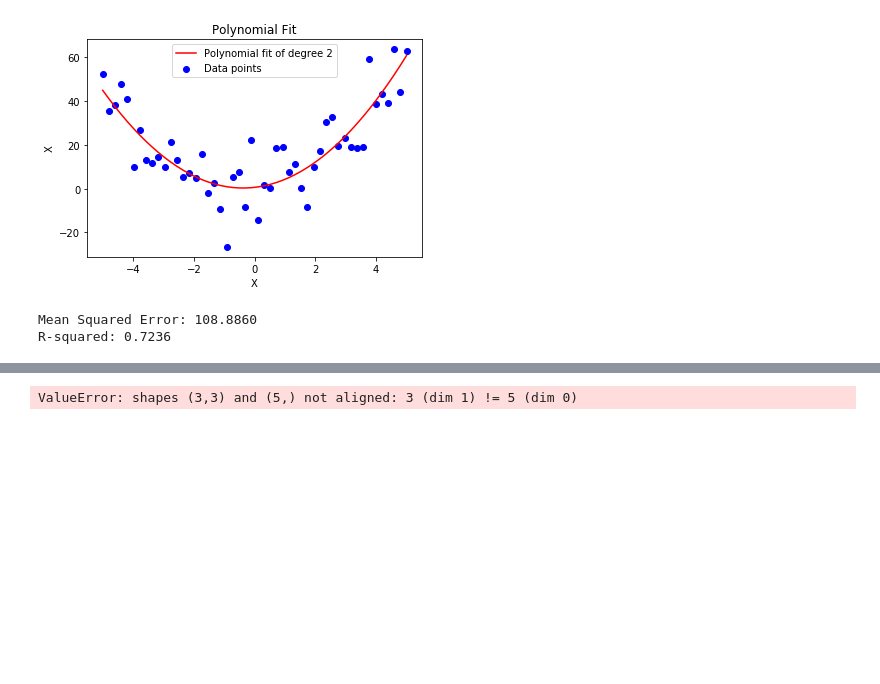
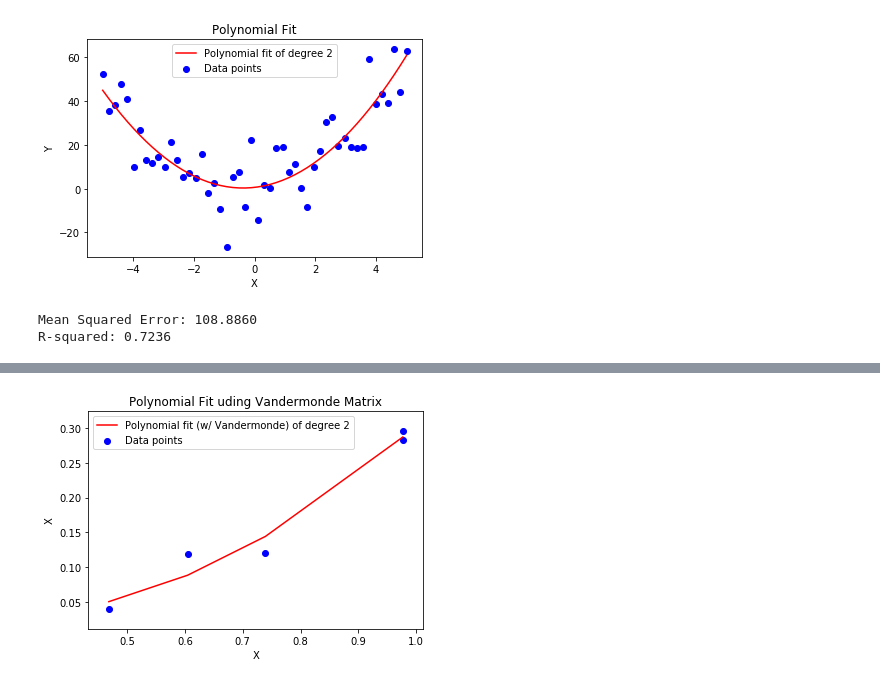
Before and after one commit to Ari648/coe311k, a Jupyter notebook: classwork/agg6387-CH10.ipynb, the cells around one changed output, grey strips where cells are left out. Drawn from its saved outputs; the diff is of its cells as text; code cells hidden in the pictures; blank space fills up the shorter version.

```diff
--- a/classwork/agg6387-CH10.ipynb
+++ b/classwork/agg6387-CH10.ipynb
@@ -151,16 +151,31 @@ Mean Squared Error for PolyFit degree 4: 0.0000
 R-squared for PolyFit degree 4: 1.0000
 # %%
 #Challenge 10: Part C
-degree = 4
+degree = 2
 def create_vandermonde_matrix(X, degree):
     V = np.vander(X, N=degree+1, increasing=True)
     return V
+
+V = create_vandermonde_matrix(X, degree)
 
 # V.T * V
 VT_V = np.dot(V.T, V)
 # V.T * y
 VT_y = np.dot(V.T, Y)
 # Solve for a (coefficients)
 coefficients = np.linalg.solve(VT_V, VT_y)
+
+polynomial = np.poly1d(coefficients[::-1])  # reverse the order
+y_pred = polynomial(X)
+
+plt.scatter(X, Y, color='blue', label='Data points') # Original data points
+plt.plot(X, y_pred, color='red', label=f'Polynomial fit (w/ Vandermonde) of degree {degree}')
+
+# Fitted curve
+plt.title('Polynomial Fit uding Vandermonde Matrix')
+plt.xlabel('X')
+plt.ylabel('X')
+plt.legend()
+plt.show()
 # %% [output]
-ValueError: shapes (3,3) and (5,) not aligned: 3 (dim 1) != 5 (dim 0)
+[figure, added]
```
Also changed, not shown: parts of 3 cells of this notebook, 2 other files.
